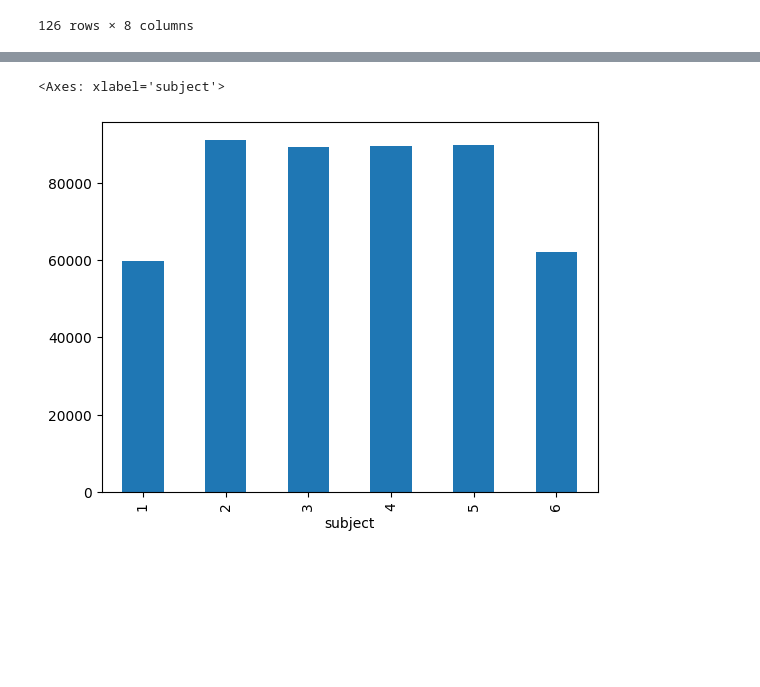
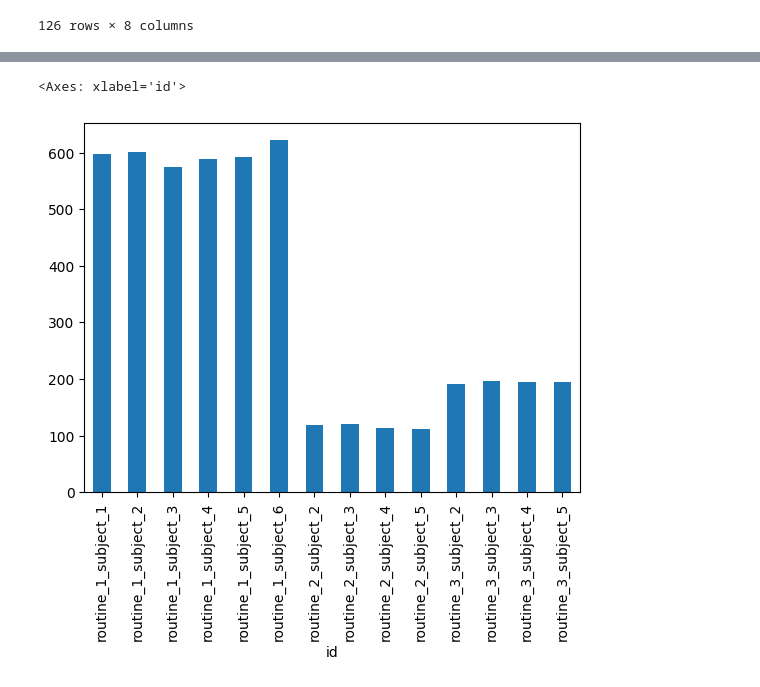
Before and after one commit to readytensor/rt_datasets_time_step_classification, a Jupyter notebook: datasets/raw/mosad/prepare_data.ipynb, the cells around one changed output, grey strips where cells are left out. Drawn from its saved outputs; the diff is of its cells as text; code cells hidden in the pictures; blank space fills up the shorter version.

```diff
--- a/datasets/raw/mosad/prepare_data.ipynb
+++ b/datasets/raw/mosad/prepare_data.ipynb
@@ -66,7 +66,7 @@ for name, group in grouped:
 
     activities = row['activities']
     change_points = row['change_points']
-    processed_activities = ['' for _ in range(len(row['time_series']))]
+    processed_activities = [np.nan for _ in range(len(row['time_series']))]
 
     processed_activities[0] = activities[0]
     for i, j in zip(change_points, activities[1:]):
@@ -102,0 +102,28 @@ data
+# %%
+data['activities'] = data['activities'].ffill()
+data['id'].value_counts().sort_index().plot(kind='bar')
+# %%
+from statistics import mode
+
+def aggregate_group(group, step=100):
+    numeric_cols = group.select_dtypes(include=[np.number]).columns
+    object_cols = group.select_dtypes(exclude=[np.number]).columns
+
+    aggregation_functions = {col: 'mean' for col in numeric_cols}
+    aggregation_functions.update({col: lambda x: mode(x) for col in object_cols})
+
+    grouped = group.groupby(np.arange(len(group)) // step).agg(aggregation_functions)
+    grouped['time_step'] = range(len(grouped))
+    return grouped
+
+dfs = []
+cols = list(data.columns.values)
+
+data_grouped = data.groupby('id')
+for name, group in data_grouped:
+    aggregated_group = aggregate_group(group)
+    dfs.append(aggregated_group)
+
+data_quantized = pd.concat(dfs).reset_index(drop=True)
+data_quantized = data_quantized[cols] #to keep the columns order
+data_quantized
@@ -103,5 +144,5 @@ data
 # %%
-data['subject'].value_counts().sort_index().plot(kind='bar')
+data_quantized['id'].value_counts().sort_index().plot(kind='bar')
 # %% [output]
-<Axes: xlabel='subject'>
+<Axes: xlabel='id'>
-[figure, old version]
+[figure, new version]
```
Also changed, not shown: parts of 3 cells of this notebook, 1 other file.
